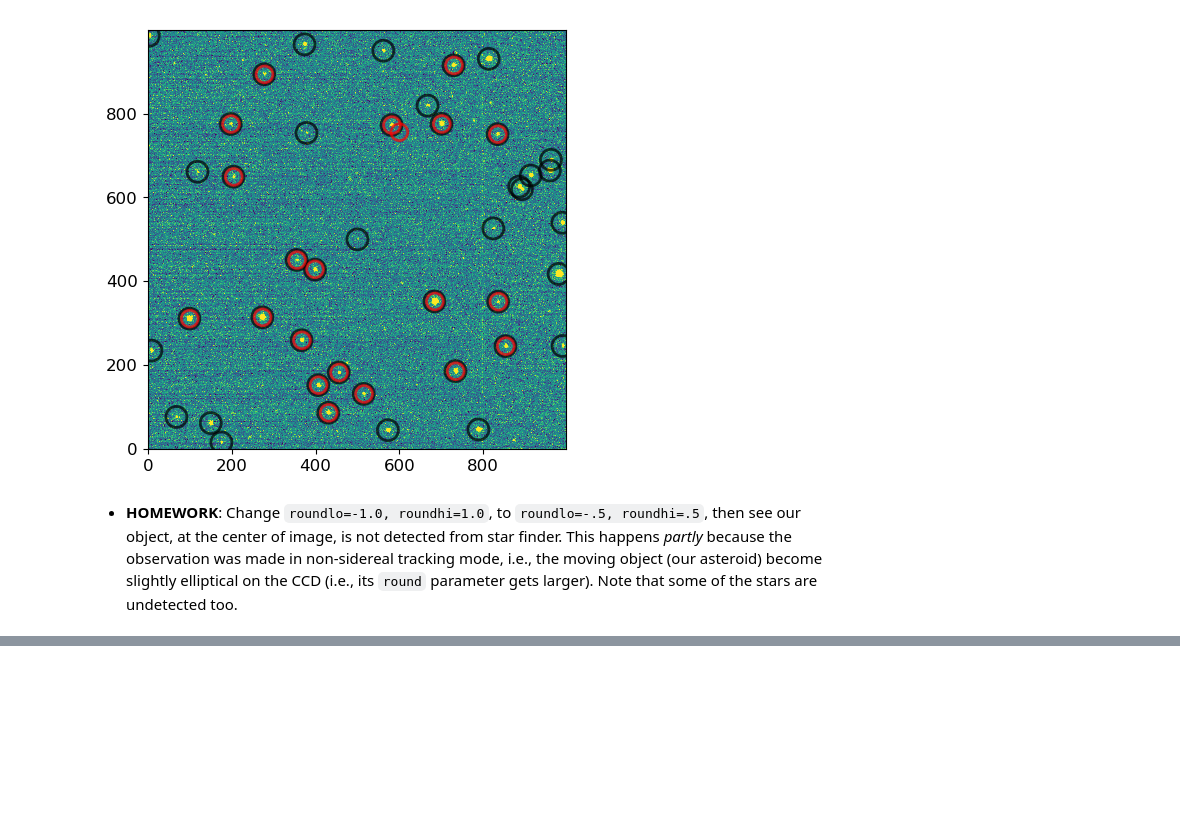
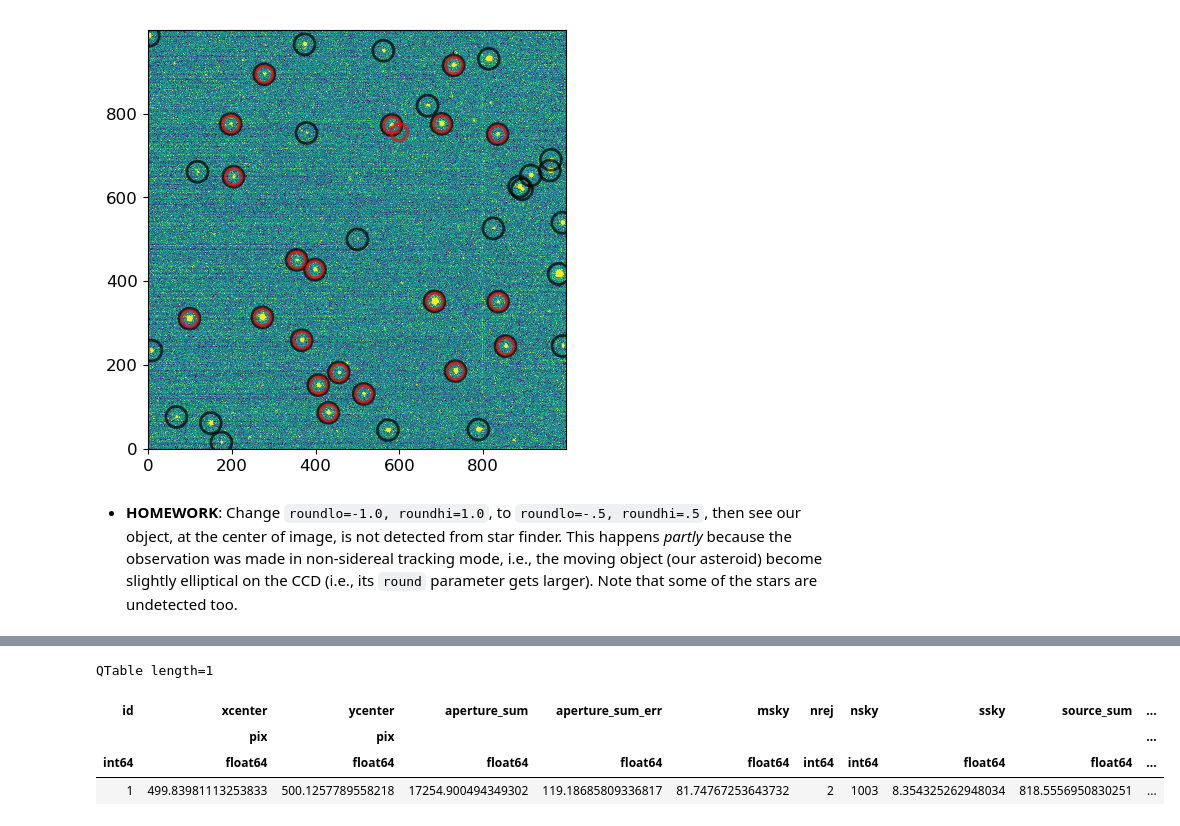
Before and after one commit to ysBach/SNU_AOclass, a Jupyter notebook: Notebooks/05-Differential_Phot.ipynb, the cells around one changed output, grey strips where cells are left out. Saved outputs shown, nothing was run; the diff lists cells and outputs as text; code cells hidden in the pictures; blank space fills up the shorter version.

```diff
--- a/Notebooks/05-Differential_Phot.ipynb
+++ b/Notebooks/05-Differential_Phot.ipynb
@@ -263,0 +393,8 @@ plt.tight_layout()
+# %%
+phot_targ
+# %% [output]
+QTable length=1
+| id | xcenter | ycenter | aperture_sum | aperture_sum_err | msky | nrej | nsky | ssky | source_sum | ... |
+|  | pix | pix |  |  |  |  |  |  |  | ... |
+| int64 | float64 | float64 | float64 | float64 | float64 | int64 | int64 | float64 | float64 | ... |
+| 1 | 499.83981113253833 | 500.1257789558218 | 17254.900494349302 | 119.18685809336817 | 81.74767253643732 | 2 | 1003 | 8.354325262948034 | 818.5556950830251 | ... |
```
Also changed, not shown: parts of 16 cells of this notebook.
